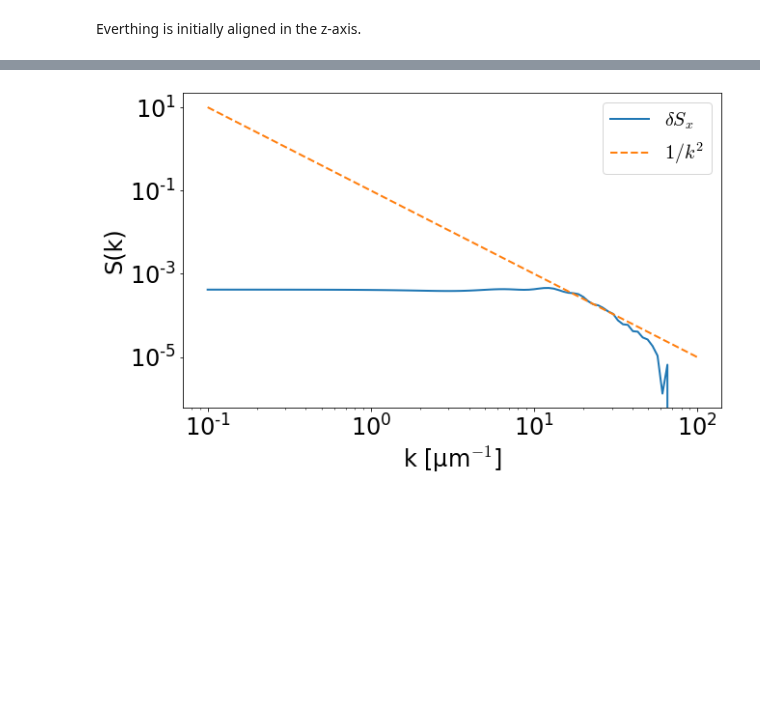
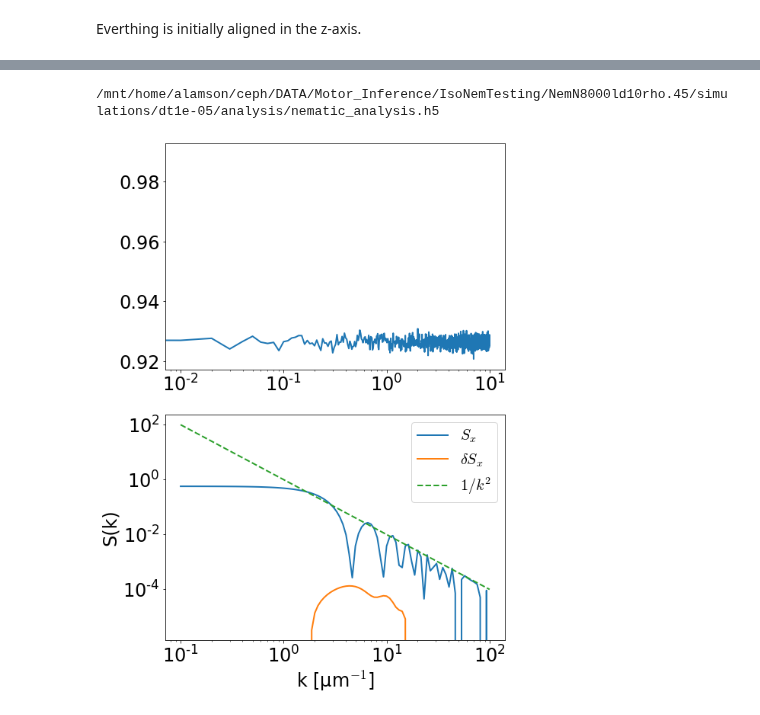
Before and after one commit to flatironinstitute/aLENS_analysis, a Jupyter notebook: notebooks/spindle/01b-iso_nematic_testing_rusty.ipynb, the cells around one changed output, grey strips where cells are left out. Cells and saved outputs as stored; diff of their text form; code cells hidden in the pictures; blank space fills up the shorter version.

Commit message:
Better graphing of nematic structures and fluctuations

```diff
--- a/notebooks/spindle/01b-iso_nematic_testing_rusty.ipynb
+++ b/notebooks/spindle/01b-iso_nematic_testing_rusty.ipynb
@@ -476,5 +467,0 @@ with h5py.File(opts.analysis_dir / "structure_factor.h5", "w") as h5_data:
-# %%
-# Save data as hdf5 file
-with h5py.File(opts.analysis_dir / "structure_factor.h5", "r") as h5_data:
-    Sh5_arr = h5_data["S"][:]
-    print(Sh5_arr.shape)
@@ -504,14 +491,2 @@ NameError: name 'Sh5_arr' is not defined
 # %% [markdown]
 Everthing is initially aligned in the z-axis.
-# %%
-
-main_test_dir = Path("/mnt/home/alamson/ceph/DATA/Motor_Inference/IsoNemTesting")
-data_files = list(main_test_dir.glob("**/analysis/nematic_analysis.h5"))
-
-with h5py.File(data_files[10], "r") as h5_data:
-    print(data_files[10])
-    # print(h5_data.keys())
-    Sx_arr = h5_data["nematic_structure_x"][...]
-    Sx_arr.shape
-    tk_arr = torch.logspace(-1, 2, k_points)
-    # print(Sh5_arr.shape)
@@ -538,21 +493,33 @@ with h5py.File(data_files[10], "r") as h5_data:
 # %%
 k_points = 100
-_ = plt.figure(figsize=(10, 6))
-_ = plt.loglog(tk_arr, Sx_arr.mean(axis=1), label="$\delta S_x$")
-# _ = plt.loglog(tky_arr[:,1].cpu(), Sy_avg)
-# _ = plt.loglog(tkz_arr[:, 2].cpu(), Sz_avg, label="$\delta S_z$")
-# _ = plt.loglog(
-#     tkx_arr[:, 0].cpu(), (Sx_avg + Sy_avg + Sz_avg) / 3.0, label="$\delta S_{avg}$"
-# )
+main_test_dir = Path("/mnt/home/alamson/ceph/DATA/Motor_Inference/IsoNemTesting")
+data_files = list(main_test_dir.glob("**/analysis/nematic_analysis.h5"))
+data_ind = 7
+with h5py.File(data_files[data_ind], "r") as h5_data:
+    print(data_files[data_ind])
+    order = h5_data["nematic_order"][...]
+    time_arr = h5_data["time"][...]
+    Sx_arr = h5_data["nematic_structure_x"][...]
+    dSx_arr = h5_data["nematic_fluctuation_x"][...]
+    tk_arr = torch.logspace(-1, 2, k_points)
+
+fig, axarr = plt.subplots(2,1, figsize=(8, 12))
+
+_ = axarr[0].semilogx(time_arr, order)
+
+_ = axarr[1].loglog(tk_arr, Sx_arr.mean(axis=1), label="$ S_x$")
+_ = axarr[1].loglog(tk_arr, dSx_arr.mean(axis=1), label="$\delta S_x$")
+
 _ = plt.loglog(
     tk_arr,
-    0.1 * (1.0 / (tk_arr ** 2)),
+     (1.0 / (tk_arr ** 2)),
     label="$1/k^2$",
     linestyle="--",
 )
 
 _ = plt.xlabel("k [μm$^{-1}$]")
 _ = plt.ylabel("S(k)")
 _ = plt.legend()
 # %% [output]
+/mnt/home/alamson/ceph/DATA/Motor_Inference/IsoNemTesting/NemN8000ld10rho.45/simulations/dt1e-05/analysis/nematic_analysis.h5
-[figure, old version]
+[figure, new version]
```
Also changed, not shown: parts of 11 cells of this notebook.
